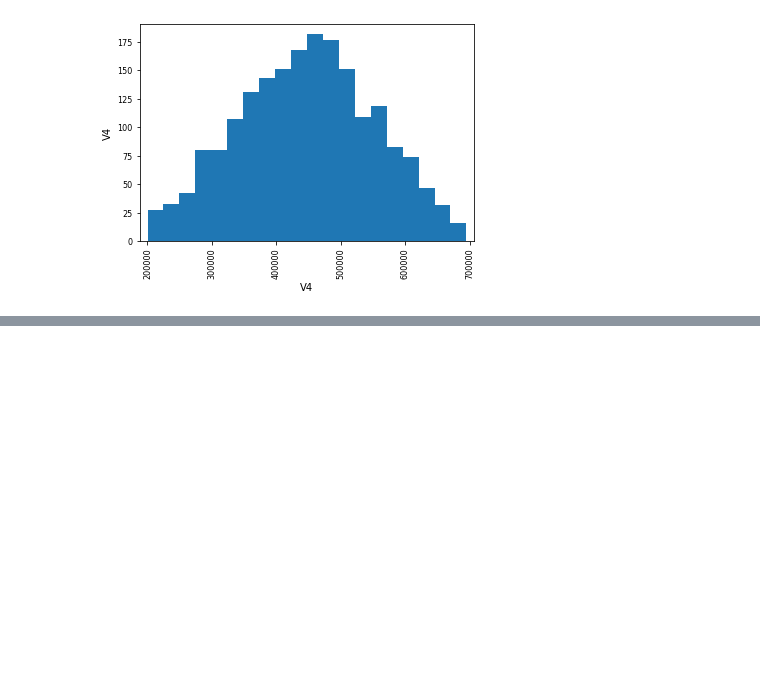
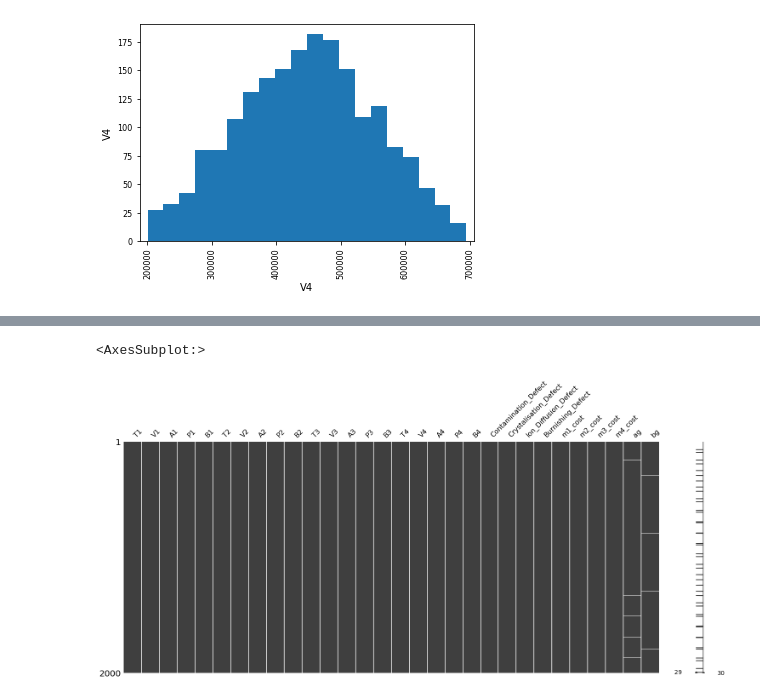
Before and after one commit to lao8n/oxford_classical_machine_learning, a Jupyter notebook: 01 - Feature Engineering/class.ipynb, the cells around one changed output, grey strips where cells are left out. Drawn from its saved outputs; the diff is of its cells as text; code cells hidden in the pictures; blank space fills up the shorter version.

```diff
--- a/01 - Feature Engineering/class.ipynb
+++ b/01 - Feature Engineering/class.ipynb
@@ -296,0 +326,6 @@ histogram(df_no_outliers, 'V4', 20)
+# %%
+from sklearn.experimental import enable_iterative_imputer
+from sklearn.impute import IterativeImputer
+imp = IterativeImputer(max_iter=50, random_state=0)
+imputed = imp.fit_transform(df_no_outliers.loc[:, 'T1':'m4_cost'])
+imputed
@@ -296,0 +346,9 @@ histogram(df_no_outliers, 'V4', 20)
+# %%
+num_columns = df.columns[2:-1]
+df_imputed = pd.DataFrame(imputed, columns=num_columns)
+df_imputed['ag'] = df_no_outliers['ag']
+df_imputed['bg'] = df_no_outliers['bg']
+mn.matrix(df_imputed)
+# %% [output]
+<AxesSubplot:>
+[figure, added]
```
Also changed, not shown: parts of 9 cells of this notebook.
